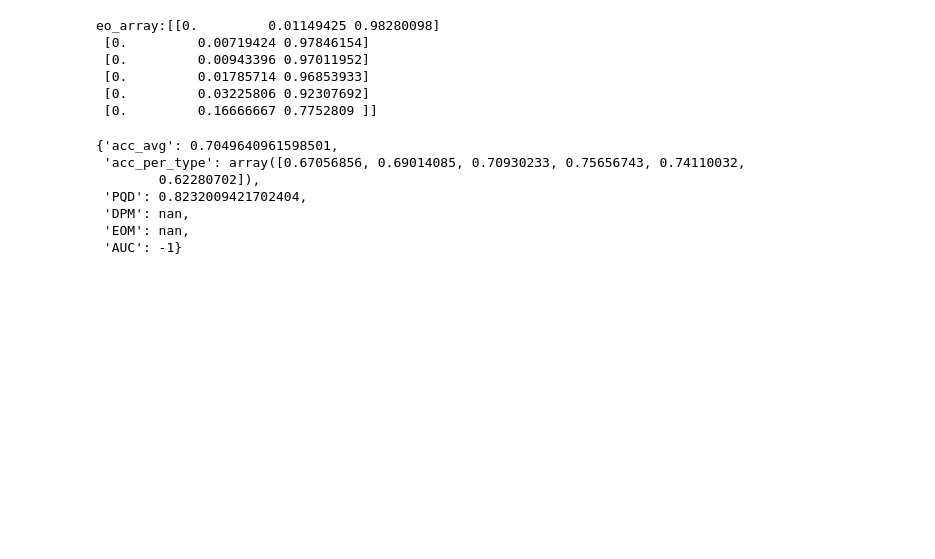
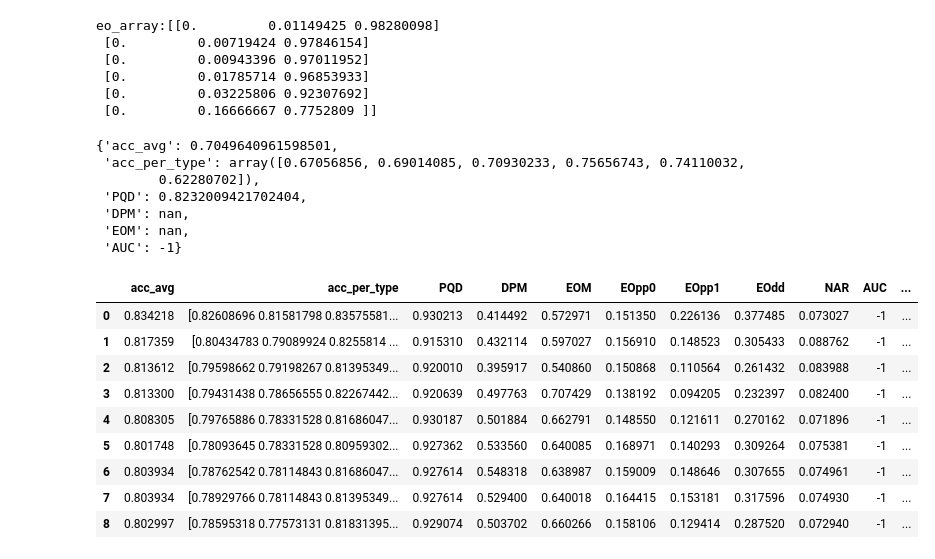
Before and after one commit to AliGhadirii/FairPrune, a Jupyter notebook: Run_On_Colab.ipynb, the cells around one changed output. Drawn from its saved outputs; the diff is of its cells as text; code cells hidden in the pictures; blank space fills up the shorter version.

```diff
--- a/Run_On_Colab.ipynb
+++ b/Run_On_Colab.ipynb
@@ -165,3 +165,18 @@ eo_array:[[0.         0.01149425 0.98280098]
  'DPM': nan,
  'EOM': nan,
  'AUC': -1}
+# %%
+import pandas as pd
+df = pd.read_csv("/home/ali/Outputs/FairPrune/Pruning_metrics.csv")
+df
+# %% [output]
+|  | acc_avg | acc_per_type | PQD | DPM | EOM | EOpp0 | EOpp1 | EOdd | NAR | AUC | ... |
+| 0 | 0.834218 | [0.82608696 0.81581798 0.83575581... | 0.930213 | 0.414492 | 0.572971 | 0.151350 | 0.226136 | 0.377485 | 0.073027 | -1 | ... |
+| 1 | 0.817359 | [0.80434783 0.79089924 0.8255814 ... | 0.915310 | 0.432114 | 0.597027 | 0.156910 | 0.148523 | 0.305433 | 0.088762 | -1 | ... |
+| 2 | 0.813612 | [0.79598662 0.79198267 0.81395349... | 0.920010 | 0.395917 | 0.540860 | 0.150868 | 0.110564 | 0.261432 | 0.083988 | -1 | ... |
+| 3 | 0.813300 | [0.79431438 0.78656555 0.82267442... | 0.920639 | 0.497763 | 0.707429 | 0.138192 | 0.094205 | 0.232397 | 0.082400 | -1 | ... |
+| 4 | 0.808305 | [0.79765886 0.78331528 0.81686047... | 0.930187 | 0.501884 | 0.662791 | 0.148550 | 0.121611 | 0.270162 | 0.071896 | -1 | ... |
+| 5 | 0.801748 | [0.78093645 0.78331528 0.80959302... | 0.927362 | 0.533560 | 0.640085 | 0.168971 | 0.140293 | 0.309264 | 0.075381 | -1 | ... |
+| 6 | 0.803934 | [0.78762542 0.78114843 0.81686047... | 0.927614 | 0.548318 | 0.638987 | 0.159009 | 0.148646 | 0.307655 | 0.074961 | -1 | ... |
+| 7 | 0.803934 | [0.78929766 0.78114843 0.81395349... | 0.927614 | 0.529400 | 0.640018 | 0.164415 | 0.153181 | 0.317596 | 0.074930 | -1 | ... |
+| 8 | 0.802997 | [0.78595318 0.77573131 0.81831395... | 0.929074 | 0.503702 | 0.660266 | 0.158106 | 0.129414 | 0.287520 | 0.072940 | -1 | ... |
```
Also changed, not shown: 2 other files.
